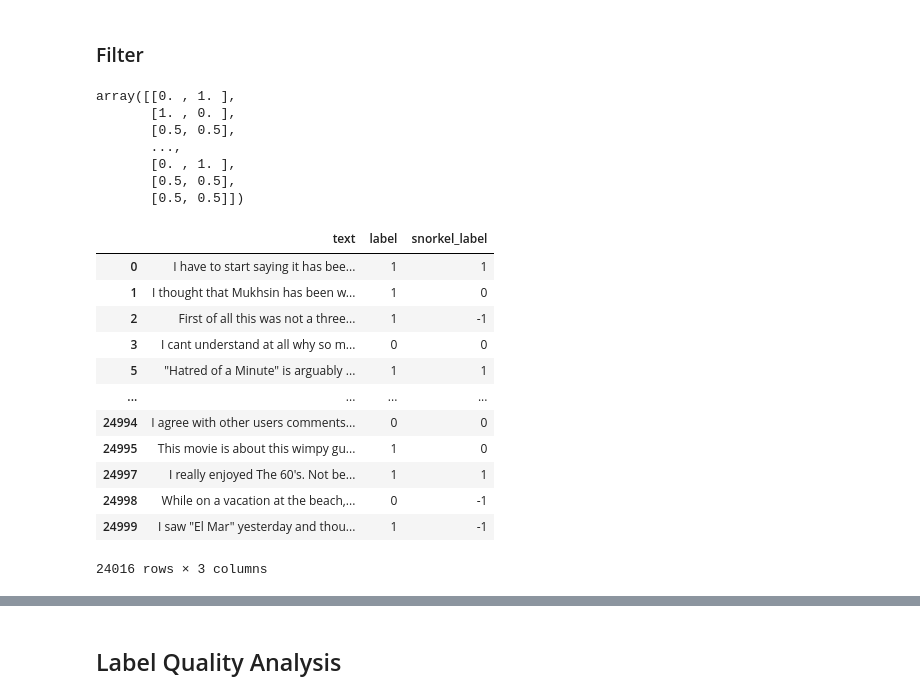
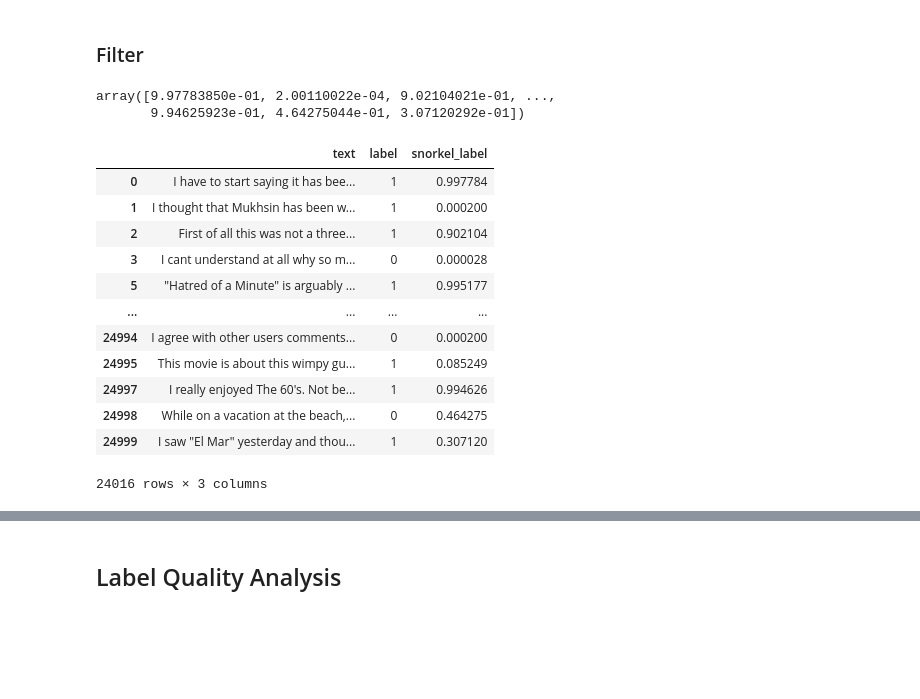
Before and after one commit to feifang24/cs229-project, a Jupyter notebook: snorkel/wd02.ipynb, the cells around one changed output, grey strips where cells are left out. Drawn from its saved outputs; the diff is of its cells as text; code cells hidden in the pictures; blank space fills up the shorter version.

Commit message:
iterated on snorkel notebook

```diff
--- a/snorkel/wd02.ipynb
+++ b/snorkel/wd02.ipynb
@@ -144,9 +145,9 @@ Top pos words:
 
 Top neg words:
 ['atrocious', 'horribly', 'stupidity', 'worst', 'amateurish', 'awful', 'pathetic', 'horrible', 'incoherent', 'retarded', 'terrible', 'lousy', 'laughable', 'poorly', 'pointless', 'stupid', 'crap', 'lam ...
-# %%
-pos_words = set(top_pos_words)
-neg_words = set(top_neg_words)
+# %%
+pos_words = set(['delightful', 'superb', 'beautifully', 'wonderful', 'magnificent', 'breathtaking', 'delight', 'marvelous', 'wonderfully', 'awesome', 'excellent', 'exceptional', 'fantastic', 'brilliantly', 'favorites', 'fabulous', 'touching', 'greatest', 'unforgettable', 'amazing', 'brilliant', 'outstanding', 'perfect', 'nominated', 'winning', '910', 'loved', 'charming', 'warm', 'rose', '810', '1010', 'beautiful', 'perfectly', 'appreciated', 'incredible', 'oscars', 'gripping', 'lovely', 'ensemble', 'nicely', 'happiness', 'great', 'favorite', 'extraordinary', '710', 'oscar', 'stunning', 'underrated', 'refreshing'])
+neg_words = set(['atrocious', 'horribly', 'stupidity', 'worst', 'amateurish', 'awful', 'pathetic', 'horrible', 'incoherent', 'retarded', 'terrible', 'lousy', 'laughable', 'poorly', 'pointless', 'stupid', 'crap', 'lame', 'idiotic', 'dreadful', 'insulting', 'badly', 'waste', '110', 'worse', 'ridiculous', 'appalling', 'pile', 'disgusting', 'idiot', 'dumb', 'sucks', 'unfunny', 'ugly', 'remotely', 'bad', 'nasty', 'wasting', 'ripoff', 'boring', 'random', 'alien', 'whatsoever', 'inept', 'annoying', 'excuse', 'utter', 'tedious', 'horrendous', 'zero'])
 # %% [markdown]
 ## Applying and tuning LFs
 # %%
@@ -315,7 +321,7 @@ WARNING:root:Metrics calculated over data points with non-abstain labels only
 # %% [markdown]
 ## Filtering out unlabeled data points
 # %%
-model = majority_model
+model = label_model
 # %% [markdown]
 ### Filter
 # %%
@@ -323,30 +329,25 @@ preds_train = model.predict(L=L_train, return_probs=False)
 # %%
-probs_train = model.predict_proba(L_train)
+probs_train = model.predict_proba(L_train)[:, 1]
 # %%
 probs_train
 # %% [output]
-array([[0. , 1. ],
-       [1. , 0. ],
-       [0.5, 0.5],
-       ...,
-       [0. , 1. ],
-       [0.5, 0.5],
-       [0.5, 0.5]])
+array([9.97783850e-01, 2.00110022e-04, 9.02104021e-01, ...,
+       9.94625923e-01, 4.64275044e-01, 3.07120292e-01])
 # %%
 df = train_df.copy()
-df['snorkel_label'] = preds_train
+df['snorkel_label'] = probs_train
 df
 # %% [output]
 |  | text | label | snorkel_label |
-| 0 | I have to start saying it has bee... | 1 | 1 |
-| 1 | I thought that Mukhsin has been w... | 1 | 0 |
-| 2 | First of all this was not a three... | 1 | -1 |
-| 3 | I cant understand at all why so m... | 0 | 0 |
-| 5 | "Hatred of a Minute" is arguably ... | 1 | 1 |
+| 0 | I have to start saying it has bee... | 1 | 0.997784 |
+| 1 | I thought that Mukhsin has been w... | 1 | 0.000200 |
+| 2 | First of all this was not a three... | 1 | 0.902104 |
+| 3 | I cant understand at all why so m... | 0 | 0.000028 |
+| 5 | "Hatred of a Minute" is arguably ... | 1 | 0.995177 |
 | ... | ... | ... | ... |
-| 24994 | I agree with other users comments... | 0 | 0 |
-| 24995 | This movie is about this wimpy gu... | 1 | 0 |
-| 24997 | I really enjoyed The 60's. Not be... | 1 | 1 |
-| 24998 | While on a vacation at the beach,... | 0 | -1 |
-| 24999 | I saw "El Mar" yesterday and thou... | 1 | -1 |
+| 24994 | I agree with other users comments... | 0 | 0.000200 |
+| 24995 | This movie is about this wimpy gu... | 1 | 0.085249 |
+| 24997 | I really enjoyed The 60's. Not be... | 1 | 0.994626 |
+| 24998 | While on a vacation at the beach,... | 0 | 0.464275 |
+| 24999 | I saw "El Mar" yesterday and thou... | 1 | 0.307120 |
 24016 rows × 3 columns
```
Also changed, not shown: parts of 13 cells of this notebook.
